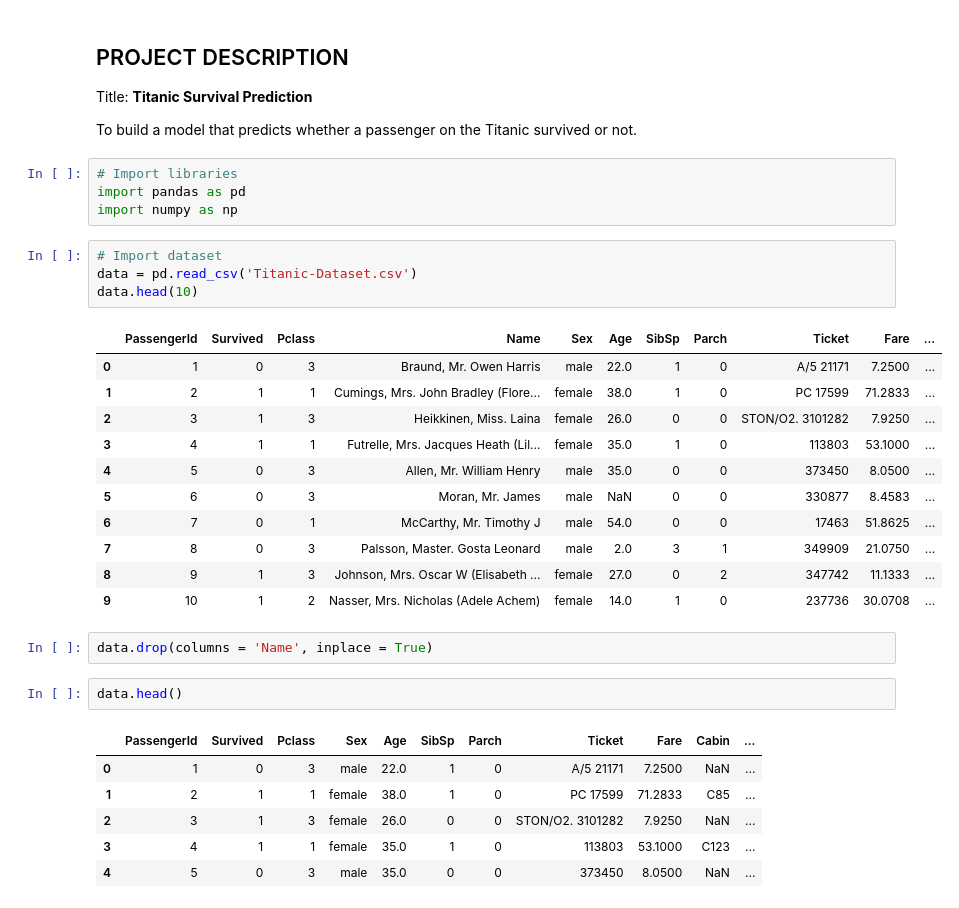
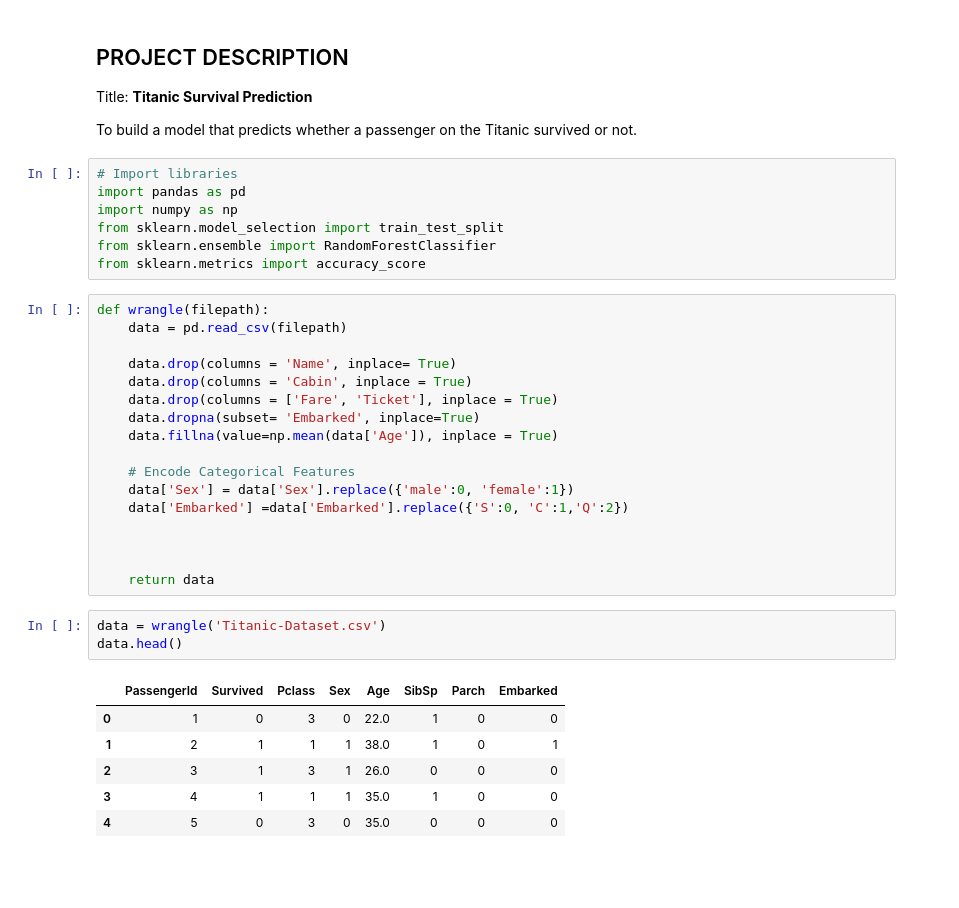
Before and after one commit to thesocialesther/CODSOFT, a Jupyter notebook: codsoft_task1.ipynb, the cells around one changed output. Cells and saved outputs as stored; diff of their text form; blank space fills up the shorter version.

```diff
--- a/codsoft_task1.ipynb
+++ b/codsoft_task1.ipynb
@@ -9,30 +9,33 @@ passenger on the Titanic survived or not.
 # Import libraries
 import pandas as pd
 import numpy as np
+from sklearn.model_selection import train_test_split
+from sklearn.ensemble import RandomForestClassifier
+from sklearn.metrics import accuracy_score
+# %%
+def wrangle(filepath):
+    data = pd.read_csv(filepath)
+
+    data.drop(columns = 'Name', inplace= True)
+    data.drop(columns = 'Cabin', inplace = True)
+    data.drop(columns = ['Fare', 'Ticket'], inplace = True)
+    data.dropna(subset= 'Embarked', inplace=True)
+    data.fillna(value=np.mean(data['Age']), inplace = True)
+
+    # Encode Categorical Features
+    data['Sex'] = data['Sex'].replace({'male':0, 'female':1})
+    data['Embarked'] =data['Embarked'].replace({'S':0, 'C':1,'Q':2})
+
+
+
+    return data
 # %%
-# Import dataset
-data = pd.read_csv('Titanic-Dataset.csv')
-data.head(10)
+data = wrangle('Titanic-Dataset.csv')
+data.head()
 # %% [output]
-|  | PassengerId | Survived | Pclass | Name | Sex | Age | SibSp | Parch | Ticket | Fare | ... |
-| 0 | 1 | 0 | 3 | Braund, Mr. Owen Harris | male | 22.0 | 1 | 0 | A/5 21171 | 7.2500 | ... |
-| 1 | 2 | 1 | 1 | Cumings, Mrs. John Bradley (Flore... | female | 38.0 | 1 | 0 | PC 17599 | 71.2833 | ... |
-| 2 | 3 | 1 | 3 | Heikkinen, Miss. Laina | female | 26.0 | 0 | 0 | STON/O2. 3101282 | 7.9250 | ... |
-| 3 | 4 | 1 | 1 | Futrelle, Mrs. Jacques Heath (Lil... | female | 35.0 | 1 | 0 | 113803 | 53.1000 | ... |
-| 4 | 5 | 0 | 3 | Allen, Mr. William Henry | male | 35.0 | 0 | 0 | 373450 | 8.0500 | ... |
-| 5 | 6 | 0 | 3 | Moran, Mr. James | male | NaN | 0 | 0 | 330877 | 8.4583 | ... |
-| 6 | 7 | 0 | 1 | McCarthy, Mr. Timothy J | male | 54.0 | 0 | 0 | 17463 | 51.8625 | ... |
-| 7 | 8 | 0 | 3 | Palsson, Master. Gosta Leonard | male | 2.0 | 3 | 1 | 349909 | 21.0750 | ... |
-| 8 | 9 | 1 | 3 | Johnson, Mrs. Oscar W (Elisabeth ... | female | 27.0 | 0 | 2 | 347742 | 11.1333 | ... |
-| 9 | 10 | 1 | 2 | Nasser, Mrs. Nicholas (Adele Achem) | female | 14.0 | 1 | 0 | 237736 | 30.0708 | ... |
+|  | PassengerId | Survived | Pclass | Sex | Age | SibSp | Parch | Embarked |
+| 0 | 1 | 0 | 3 | 0 | 22.0 | 1 | 0 | 0 |
+| 1 | 2 | 1 | 1 | 1 | 38.0 | 1 | 0 | 1 |
+| 2 | 3 | 1 | 3 | 1 | 26.0 | 0 | 0 | 0 |
+| 3 | 4 | 1 | 1 | 1 | 35.0 | 1 | 0 | 0 |
+| 4 | 5 | 0 | 3 | 0 | 35.0 | 0 | 0 | 0 |
-# %%
-data.drop(columns = 'Name', inplace = True)
-# %%
-data.head()
-# %% [output]
-|  | PassengerId | Survived | Pclass | Sex | Age | SibSp | Parch | Ticket | Fare | Cabin | ... |
-| 0 | 1 | 0 | 3 | male | 22.0 | 1 | 0 | A/5 21171 | 7.2500 | NaN | ... |
-| 1 | 2 | 1 | 1 | female | 38.0 | 1 | 0 | PC 17599 | 71.2833 | C85 | ... |
-| 2 | 3 | 1 | 3 | female | 26.0 | 0 | 0 | STON/O2. 3101282 | 7.9250 | NaN | ... |
-| 3 | 4 | 1 | 1 | female | 35.0 | 1 | 0 | 113803 | 53.1000 | C123 | ... |
-| 4 | 5 | 0 | 3 | male | 35.0 | 0 | 0 | 373450 | 8.0500 | NaN | ... |
```
Also changed, not shown: parts of 24 cells of this notebook.
